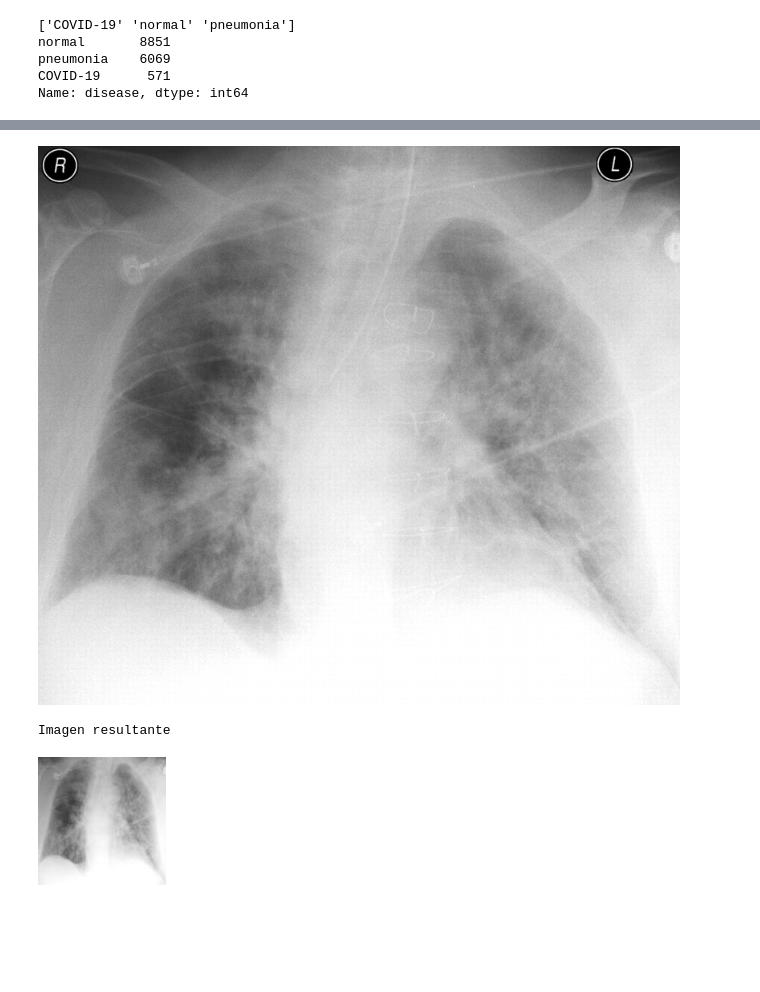
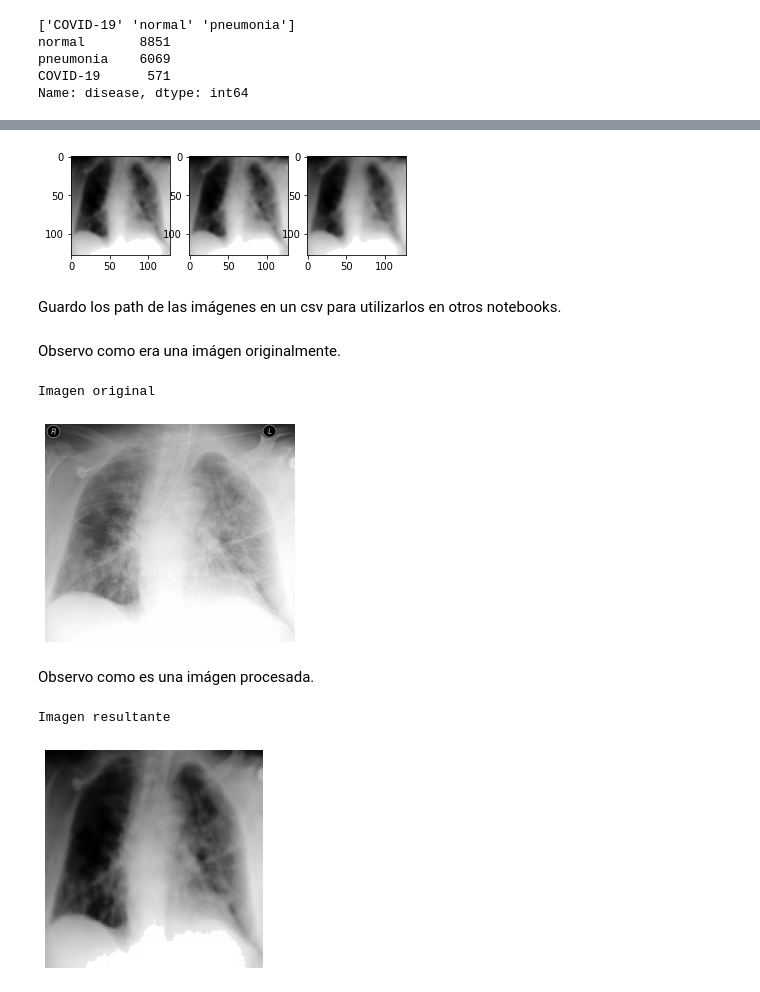
Before and after one commit to sebiglesias/tp_final_ECD, a Jupyter notebook: notebooks/preprocessing.ipynb, the cells around one changed output, grey strips where cells are left out. Drawn from its saved outputs; the diff is of its cells as text; code cells hidden in the pictures; blank space fills up the shorter version.

```diff
--- a/notebooks/preprocessing.ipynb
+++ b/notebooks/preprocessing.ipynb
@@ -137,15 +190,34 @@ Guardando #299 ../data/raw/filtered_xrays/1.CXRCTThoraximagesofCOVID-19fromSinga
+# %%
+example_img_id = filtered_df['image_id'][0]
+f, axarr = plt.subplots(1,3)
+axarr[0].imshow(cv2.imread(f'{raw_128_dir}/bf4/{example_img_id}'), cmap='gray')
+axarr[1].imshow(cv2.imread(f'{raw_128_dir}/bf5/{example_img_id}'), cmap='gray')
+axarr[2].imshow(cv2.imread(f'{raw_128_dir}/bf6/{example_img_id}'), cmap='gray')
+plt.show()
+# %% [output]
+[figure, added]
+# %% [markdown]
+Guardo los path de las imágenes en un csv para utilizarlos en otros notebooks.
 # %%
 # Save index to csv
 filtered_df.to_csv(processed_csv_path)
+# %% [markdown]
+Observo como era una imágen originalmente.
 # %%
-example_img_id = filtered_df['image_id'][0]
 print('Imagen original')
-Image.open(f'{raw_dir}/{example_img_id}')
+plt.imshow(cv2.imread(f'{raw_dir}/{example_img_id}'), cmap='gray')
+plt.axis('off')
+plt.show()
 # %% [output]
+Imagen original
-[figure, old version]
+[figure, new version]
+# %% [markdown]
+Observo como es una imágen procesada.
 # %%
 print('Imagen resultante')
-Image.open(f'{raw_128_dir}/{example_img_id}')
+plt.imshow(cv2.imread(f'{raw_128_dir}/bf1/{example_img_id}'), cmap='gray')
+plt.axis('off')
+plt.show()
 # %% [output]
 Imagen resultante
-[figure, old version]
+[figure, new version]
```
Also changed, not shown: parts of 18 cells of this notebook, 11 other files.
